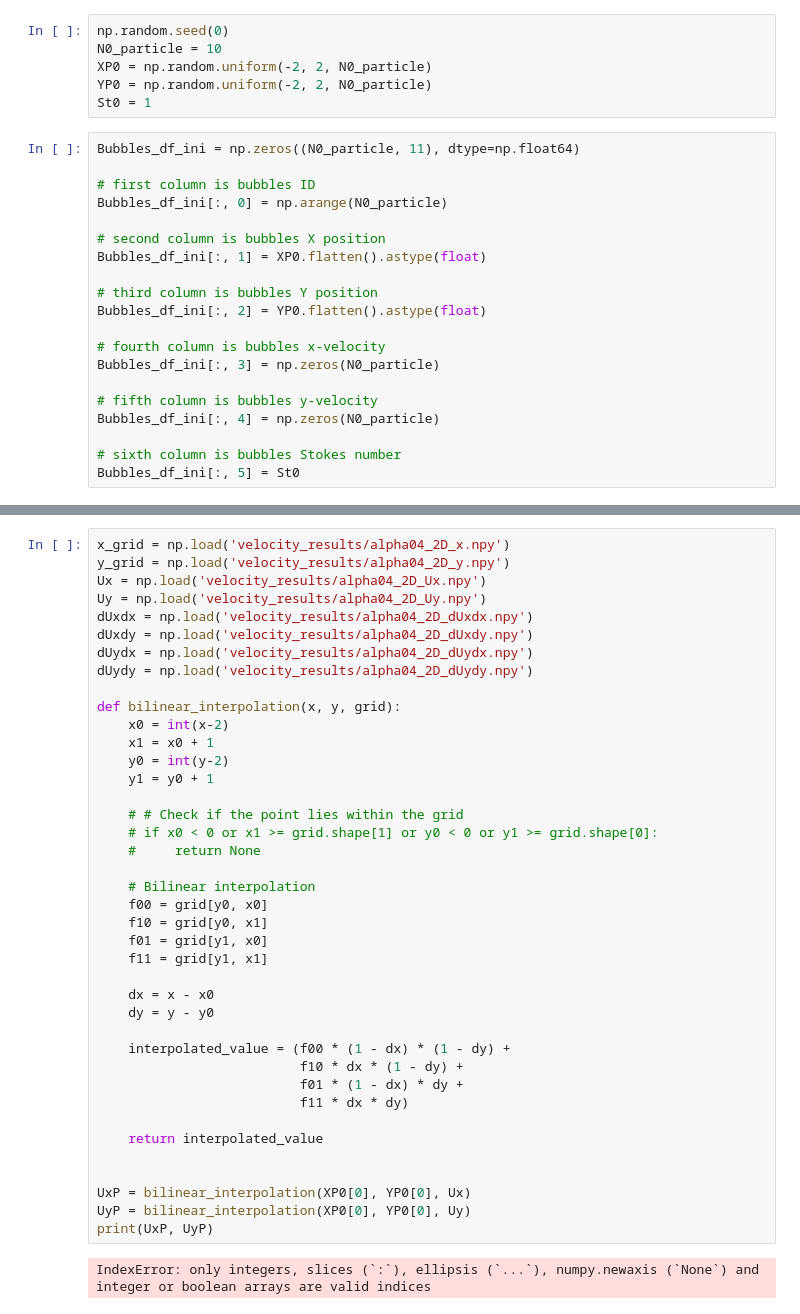
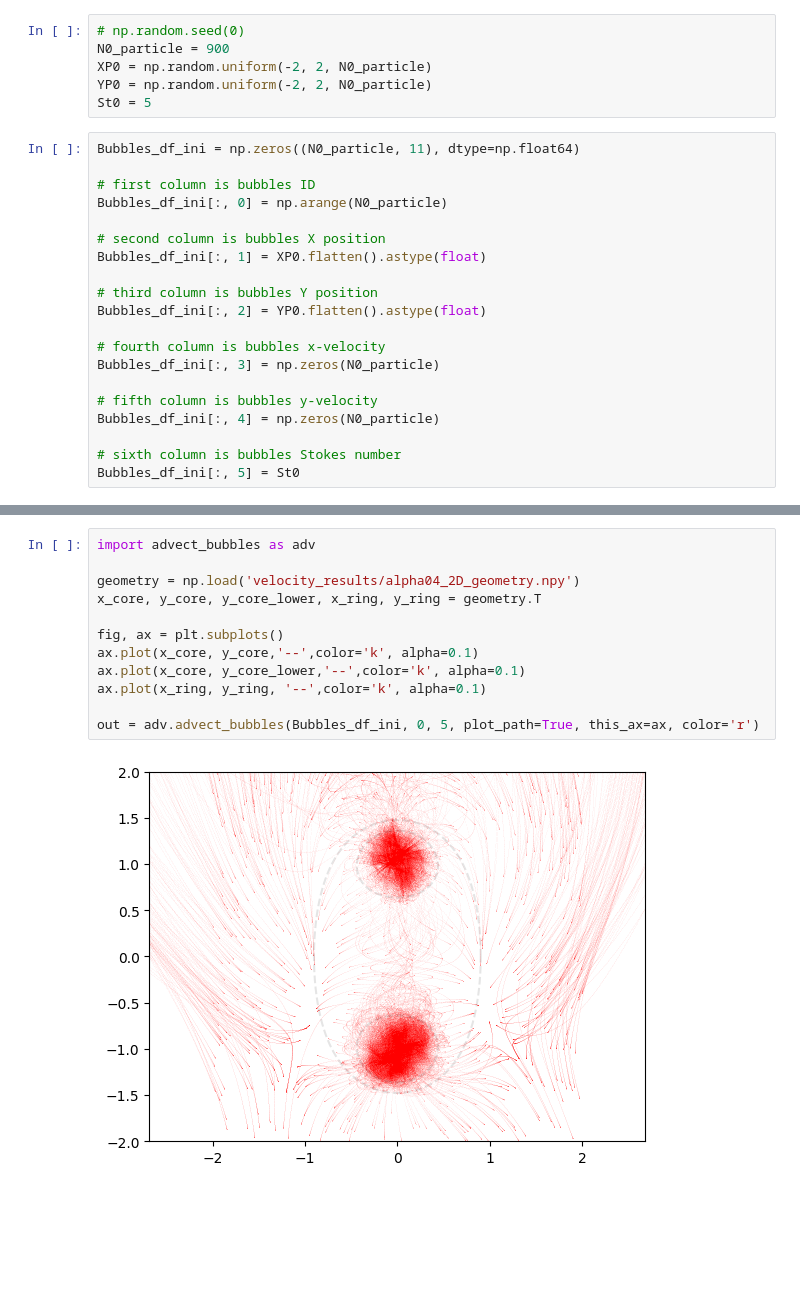
Before and after one commit to zhizhiL/norbury_rings, a Jupyter notebook: advection_testpad.ipynb, the cells around one changed output, grey strips where cells are left out. Drawn from its saved outputs; the diff is of its cells as text; blank space fills up the shorter version.

```diff
--- a/advection_testpad.ipynb
+++ b/advection_testpad.ipynb
@@ -4,9 +6,9 @@ import matplotlib.pyplot as plt
 # %%
-np.random.seed(0)
-N0_particle = 10
+# np.random.seed(0)
+N0_particle = 900
 XP0 = np.random.uniform(-2, 2, N0_particle)
 YP0 = np.random.uniform(-2, 2, N0_particle)
-St0 = 1
+St0 = 5
 # %%
 Bubbles_df_ini = np.zeros((N0_particle, 11), dtype=np.float64)
 
@@ -142,42 +141,14 @@ Signature mismatch: 4 argument types given, but function takes 3 arguments
-# %%
-x_grid = np.load('velocity_results/alpha04_2D_x.npy')
-y_grid = np.load('velocity_results/alpha04_2D_y.npy')
-Ux = np.load('velocity_results/alpha04_2D_Ux.npy')
-Uy = np.load('velocity_results/alpha04_2D_Uy.npy')
-dUxdx = np.load('velocity_results/alpha04_2D_dUxdx.npy')
-dUxdy = np.load('velocity_results/alpha04_2D_dUxdy.npy')
-dUydx = np.load('velocity_results/alpha04_2D_dUydx.npy')
-dUydy = np.load('velocity_results/alpha04_2D_dUydy.npy')
-
-def bilinear_interpolation(x, y, grid):
-    x0 = int(x-2)
-    x1 = x0 + 1
-    y0 = int(y-2)
-    y1 = y0 + 1
-
-    # # Check if the point lies within the grid
-    # if x0 < 0 or x1 >= grid.shape[1] or y0 < 0 or y1 >= grid.shape[0]:
-    #     return None
-
-    # Bilinear interpolation
-    f00 = grid[y0, x0]
-    f10 = grid[y0, x1]
-    f01 = grid[y1, x0]
-    f11 = grid[y1, x1]
-
-    dx = x - x0
-    dy = y - y0
-
-    interpolated_value = (f00 * (1 - dx) * (1 - dy) +
-                          f10 * dx * (1 - dy) +
-                          f01 * (1 - dx) * dy +
-                          f11 * dx * dy)
-
-    return interpolated_value
-
-
-UxP = bilinear_interpolation(XP0[0], YP0[0], Ux)
-UyP = bilinear_interpolation(XP0[0], YP0[0], Uy)
-print(UxP, UyP)
-# %% [output]
-IndexError: only integers, slices (`:`), ellipsis (`...`), numpy.newaxis (`None`) and integer or boolean arrays are valid indices
+# %%
+import advect_bubbles as adv
+
+geometry = np.load('velocity_results/alpha04_2D_geometry.npy')
+x_core, y_core, y_core_lower, x_ring, y_ring = geometry.T
+
+fig, ax = plt.subplots()
+ax.plot(x_core, y_core,'--',color='k', alpha=0.1)
+ax.plot(x_core, y_core_lower,'--',color='k', alpha=0.1)
+ax.plot(x_ring, y_ring, '--',color='k', alpha=0.1)
+
+out = adv.advect_bubbles(Bubbles_df_ini, 0, 5, plot_path=True, this_ax=ax, color='r')
+# %% [output]
+[figure, added]
```
Also changed, not shown: parts of 3 cells of this notebook, 3 other files.
